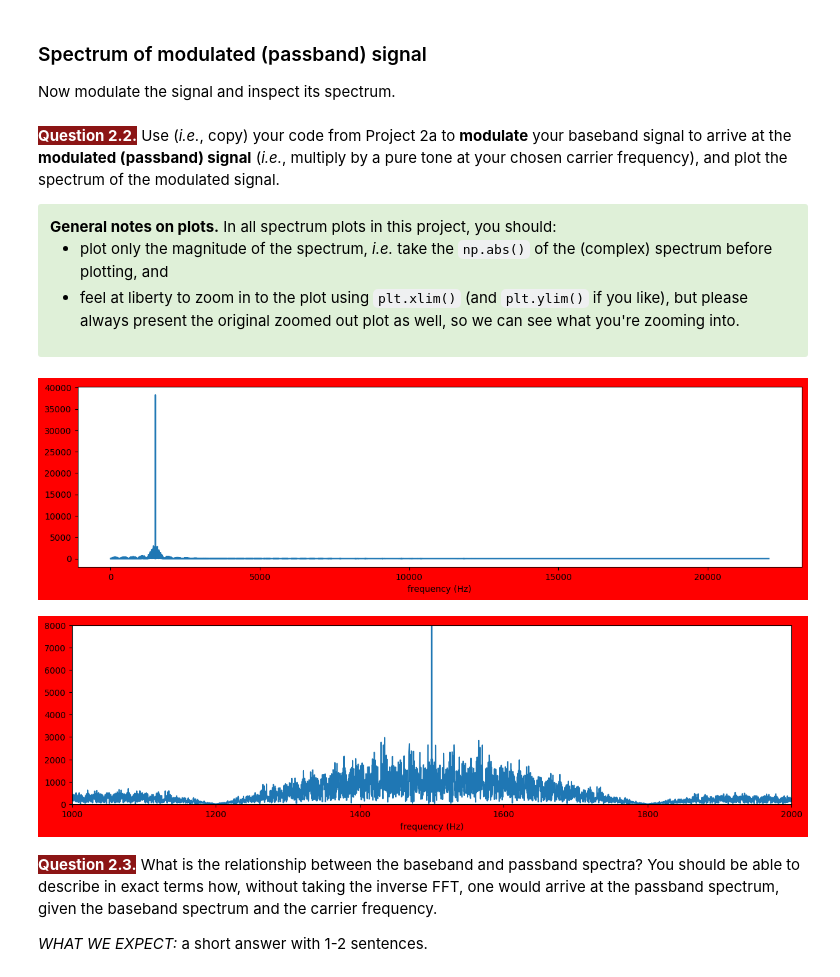
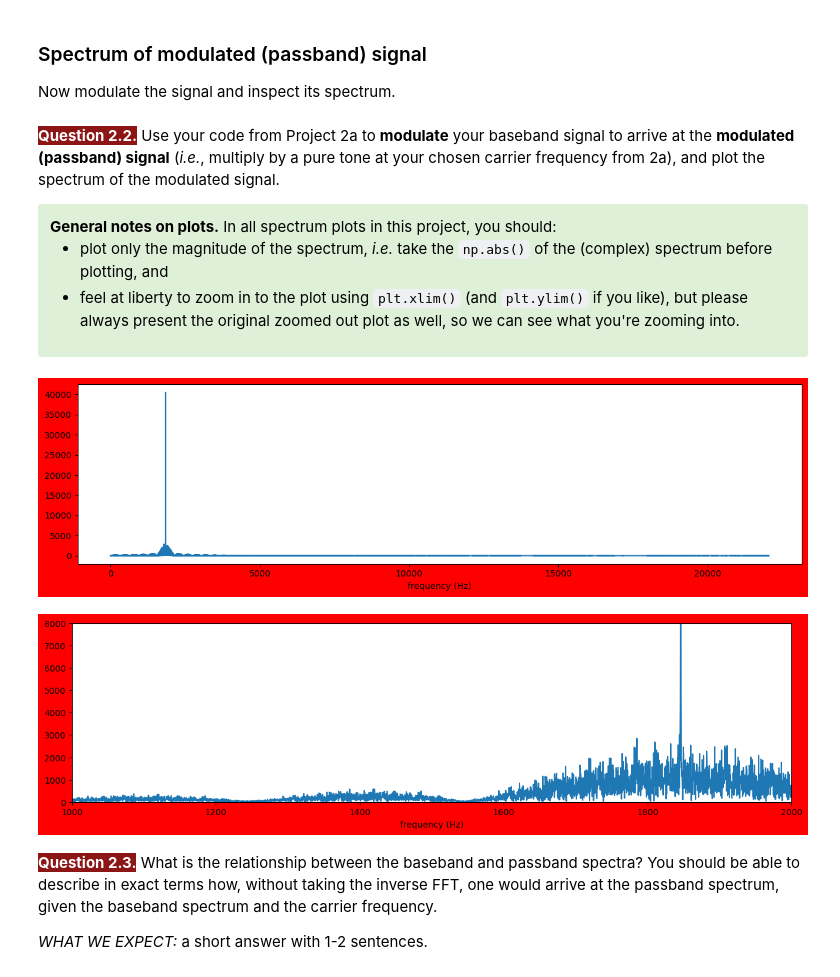
Before and after one commit to Kizjkre/engr76-2b-rewrite, a Jupyter notebook: project2b-solution.ipynb, the cells around one changed output. Cells and saved outputs as stored; diff of their text form; code cells hidden in the pictures.

```diff
--- a/project2b-solution.ipynb
+++ b/project2b-solution.ipynb
@@ -257,7 +262,7 @@ plt.show()
 
 Now modulate the signal and inspect its spectrum.
 # %% [markdown]
-<span style="background-color: #8C1515; font-weight: bold; color: white;">Question 2.2.</span> Use (_i.e._, copy) your code from Project 2a to **modulate** your baseband signal to arrive at the **modulated (passband) signal** (_i.e._, multiply by a pure tone at your chosen carrier frequency), and plot the spectrum of the modulated signal.
+<span style="background-color: #8C1515; font-weight: bold; color: white;">Question 2.2.</span> Use your code from Project 2a to **modulate** your baseband signal to arrive at the **modulated (passband) signal** (_i.e._, multiply by a pure tone at your chosen carrier frequency from 2a), and plot the spectrum of the modulated signal.
 
 <div class="alert alert-success" style="color: black;"><strong>General notes on plots.</strong> In all spectrum plots in this project, you should:
     <ul>
@@ -271,18 +276,18 @@ Now modulate the signal and inspect its spectrum.
 # %%
 # solution code - delete before sending to students!
 
-fc = 1500
+fc = 1846
 x = np.sin(2 * π * fc * t) * baseband
 
 f_fft = rfftfreq(x.size, 1 / fs)
 x_fft = rfft(x)
 fig = plt.figure(figsize=(15, 3.75))
 fig.patch.set_facecolor('red')
 plt.plot(f_fft, np.abs(x_fft))
 plt.xlabel('frequency (Hz)')
 plt.show()
 # %% [output]
-[figure, old version]
+[figure, new version]
 # %%
 # solution code - delete before sending to students!
 
@@ -294,7 +299,7 @@ plt.xlim(1000, 2000)
 plt.ylim(0, 8000)
 plt.show()
 # %% [output]
-[figure, old version]
+[figure, new version]
 # %% [markdown]
 <span style="background-color: #8C1515; font-weight: bold; color: white;">Question 2.3.</span> What is the relationship between the baseband and passband spectra? You should be able to describe in exact terms how, without taking the inverse FFT, one would arrive at the passband spectrum, given the baseband spectrum and the carrier frequency.
 
```
Also changed, not shown: parts of 39 cells of this notebook.
